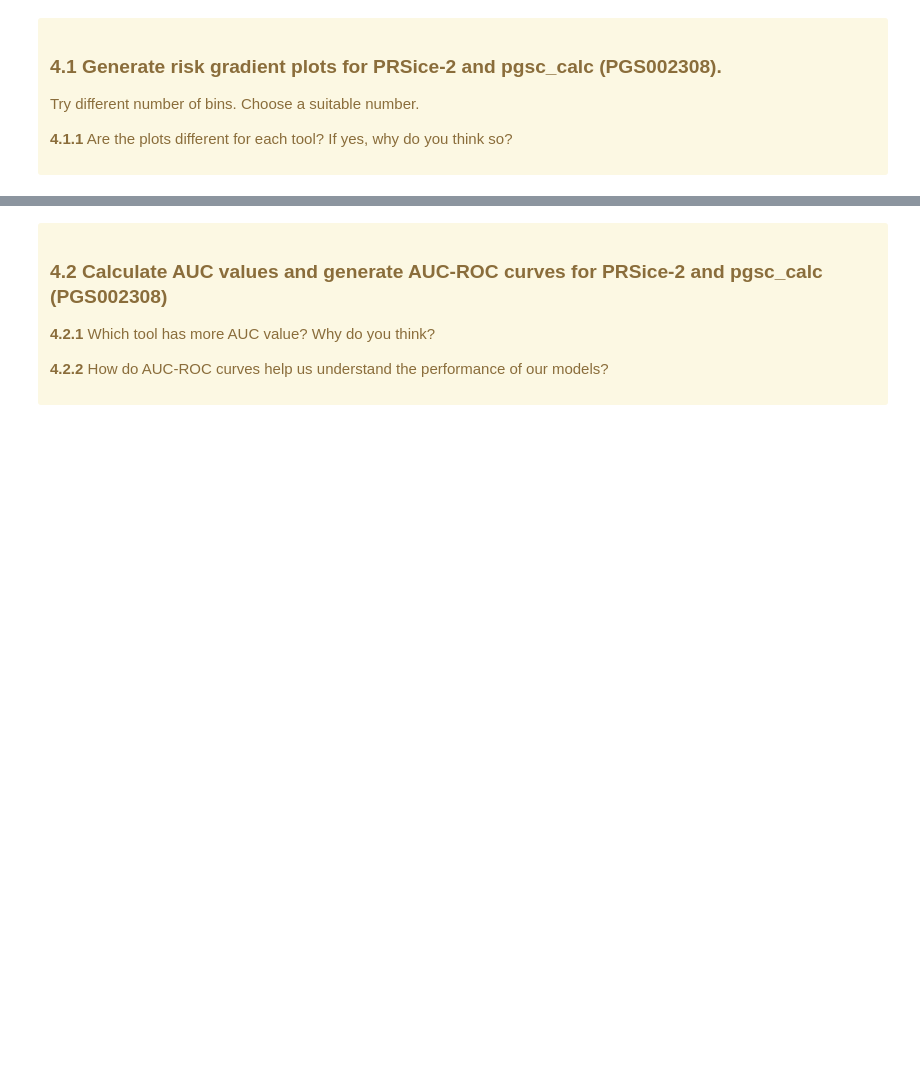
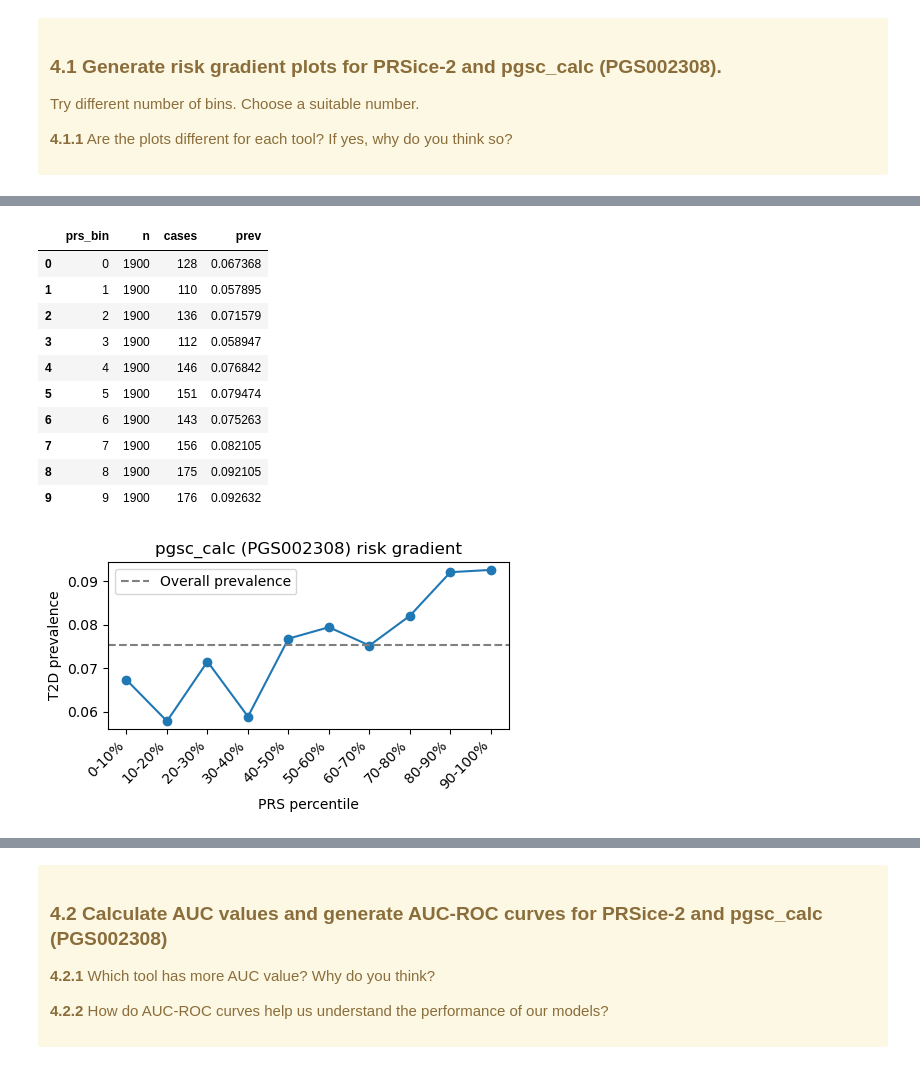
Before and after one commit to NyxHemera/BIOL-6150-Project7, a Jupyter notebook: Project7-PolygenicRiskScores.ipynb, the cells around one changed output, grey strips where cells are left out. Drawn from its saved outputs; the diff is of its cells as text; code cells hidden in the pictures; blank space fills up the shorter version.

```diff
--- a/Project7-PolygenicRiskScores.ipynb
+++ b/Project7-PolygenicRiskScores.ipynb
@@ -410,2 +483,45 @@ match percentage: 1.02% vs 1.26%
 # %%
 #Your code for pgsc_calc risk gradient plot here
+base  = Path.home() / "biol6150"
+
+df2 = pd.read_csv(
+    base / "SharedEnvironment/group4/PRS/pgsc_results/t2d/score/aggregated_scores.txt.gz",
+    sep="\t")
+
+df2 = df2.merge(pheno[["IID", "T2D_bin"]], on="IID", how="inner")
+
+df2["prs_bin"] = pd.qcut(df2["SUM"], 10, labels=False, duplicates="drop")
+
+gradient2 = (
+    df2.groupby("prs_bin")
+       .agg(n=("T2D_bin", "size"), cases=("T2D_bin", "sum"))
+       .reset_index()
+)
+gradient2["prev"] = gradient2["cases"] / gradient2["n"]
+display(gradient2)
+
+plt.figure(figsize=(5, 3))
+plt.plot(gradient2["prs_bin"], gradient2["prev"], marker="o")
+plt.axhline(df2["T2D_bin"].mean(), ls="--", color="gray", label="Overall prevalence")
+plt.xticks(range(len(gradient2)),
+           [f"{int(b*10)}-{int(b*10)+10}%" for b in gradient2["prs_bin"]],
+           rotation=45, ha="right")
+plt.ylabel("T2D prevalence")
+plt.xlabel("PRS percentile")
+plt.title("pgsc_calc (PGS002308) risk gradient")
+plt.legend()
+plt.tight_layout()
+plt.show()
+# %% [output]
+|  | prs_bin | n | cases | prev |
+| 0 | 0 | 1900 | 128 | 0.067368 |
+| 1 | 1 | 1900 | 110 | 0.057895 |
+| 2 | 2 | 1900 | 136 | 0.071579 |
+| 3 | 3 | 1900 | 112 | 0.058947 |
+| 4 | 4 | 1900 | 146 | 0.076842 |
+| 5 | 5 | 1900 | 151 | 0.079474 |
+| 6 | 6 | 1900 | 143 | 0.075263 |
+| 7 | 7 | 1900 | 156 | 0.082105 |
+| 8 | 8 | 1900 | 175 | 0.092105 |
+| 9 | 9 | 1900 | 176 | 0.092632 |
+[figure, added]
```
Also changed, not shown: parts of 24 cells of this notebook.
